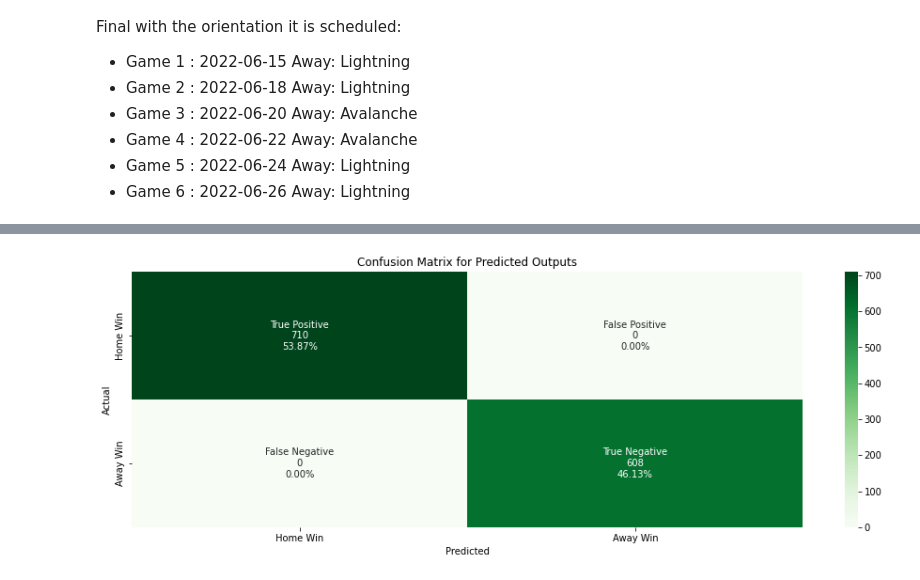
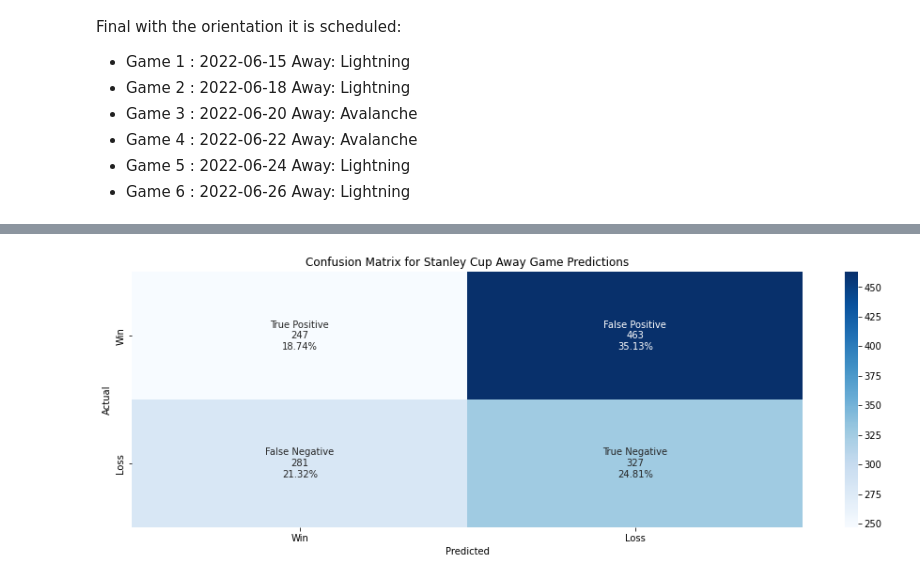
Before and after one commit to RyanSchraeder/StanleyCupPredictions, a Jupyter notebook: src/notebooks/stanley_cup_prediction.ipynb, the cells around one changed output, grey strips where cells are left out. Cells and saved outputs as stored; diff of their text form; code cells hidden in the pictures.

Commit message:
evaluated v2 model

```diff
--- a/src/notebooks/stanley_cup_prediction.ipynb
+++ b/src/notebooks/stanley_cup_prediction.ipynb
@@ -117,11 +158,18 @@ summary
 # Generating Predictions from the Stacked Model
 # Predictions will favor the away team (1: Win, 0: Loss)
 
-stanley_cup_categorical['predicted_away_outcome'] = model_development.predict(stacked_model, x)
+stanley_cup_categorical['predicted_away_outcome'] = model_development.predict(away_model, x)
+stanley_cup_categorical['predicted_home_outcome'] = model_development.predict(home_model, x)
 
-
-pd.DataFrame({
+away = pd.DataFrame({
     'Predicted': stanley_cup_categorical.predicted_away_outcome.value_counts(),
     'Actual': stanley_cup_categorical.outcome.value_counts()
 })
+
+home = pd.DataFrame({
+    'Predicted': stanley_cup_categorical.predicted_home_outcome.value_counts(),
+    'Actual': stanley_cup_categorical.home_wins.value_counts()
+})
+
+styler(away, home)
 # %% [output]
@@ -131,36 +184,40 @@ pd.DataFrame({
 # %%
 # Assessing Output Predictions
 """
 Per the classification of the categorical game outcome, predictions are:
 - _*Home Win*_ : 0
 - _*Away Win*_ : 1
 
 The confusion matrix will show the:
 - True Positives
 - False Positives
 - True Negatives
 - False Negatives
 """
 
-conf_matrix = confusion_matrix(stanley_cup_categorical['outcome'], stanley_cup_categorical['predicted_away_outcome'])
+away_conf_matrix = confusion_matrix(stanley_cup_categorical['outcome'], stanley_cup_categorical['predicted_away_outcome'])
+home_conf_matrix = confusion_matrix(stanley_cup_categorical['home_wins'], stanley_cup_categorical['predicted_home_outcome'])
 
-plt.figure(figsize=(16,5))
+plt.figure(figsize=(16, 5))
 
-group_names = ['True Positive', 'False Positive', 'False Negative', 'True Negative']
+def matrix_plot_labels(matrix):
+    group_names = ['True Positive', 'False Positive', 'False Negative', 'True Negative']
 
-counts = ["{0:0.0f}".format(value) for value in conf_matrix.flatten()]
-percentage = ["{0:.2%}".format(value) for value in conf_matrix.flatten()/np.sum(conf_matrix)]
+    counts = ["{0:0.0f}".format(value) for value in matrix.flatten()]
+    percentage = ["{0:.2%}".format(value) for value in matrix.flatten()/np.sum(matrix)]
 
-labels = [f"{i}\n{j}\n{k}" for i, j, k in zip(group_names, counts, percentage)]
-labels = np.asarray(labels).reshape(2,2)
+    labels = [f"{i}\n{j}\n{k}" for i, j, k in zip(group_names, counts, percentage)]
+    labels = np.asarray(labels).reshape(2,2)
 
-ax = sns.heatmap(conf_matrix, annot=labels, cmap='Greens', fmt='')
-ax.set_title('Confusion Matrix for Predicted Outputs')
+    return labels
+
+ax = sns.heatmap(away_conf_matrix, annot=matrix_plot_labels(away_conf_matrix), cmap='Blues', fmt='')
+ax.set_title('Confusion Matrix for Stanley Cup Away Game Predictions')
 ax.set_xlabel('Predicted')
 ax.set_ylabel('Actual')
-ax.xaxis.set_ticklabels(['Home Win', 'Away Win'])
-ax.yaxis.set_ticklabels(['Home Win', 'Away Win'])
+ax.xaxis.set_ticklabels(['Win', 'Loss'])
+ax.yaxis.set_ticklabels(['Win', 'Loss'])
 
-plt.savefig('../../images/confusion_matrix_stanley_cup.png')
+plt.savefig('../../images/v2_confusion_matrix_stanley_cup_away.png')
 # %% [output]
-[figure, old version]
+[figure, new version]
```
Also changed, not shown: parts of 13 cells of this notebook, 12 other files.
